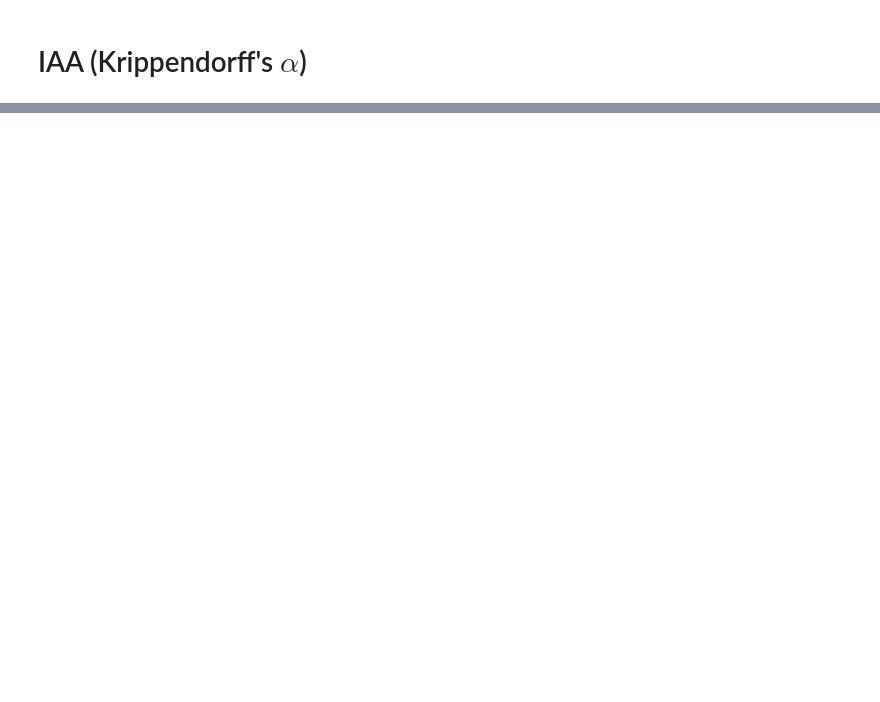
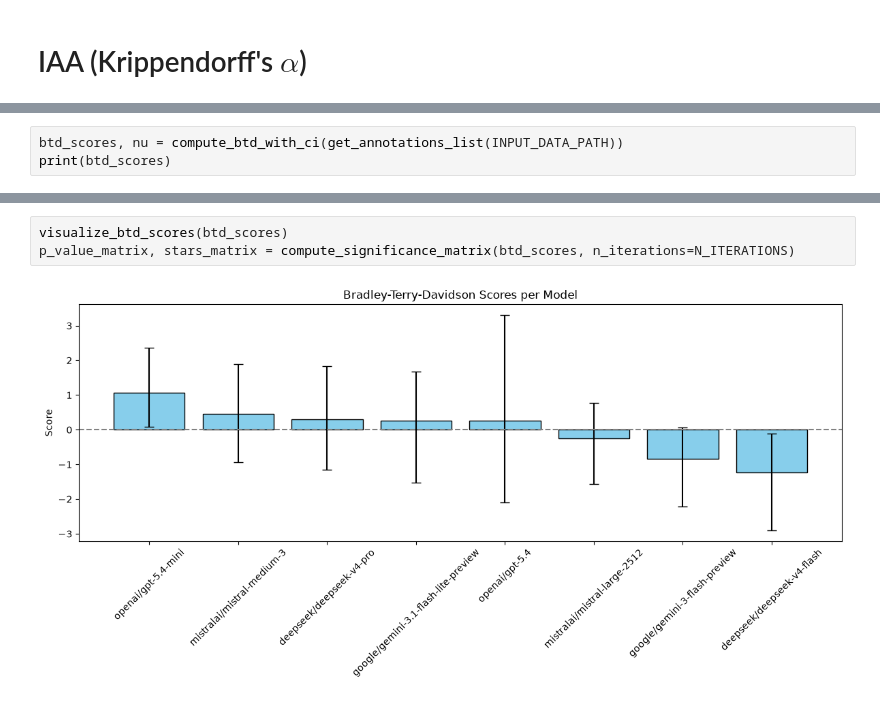
Before and after one commit to mi-1000/LitteratIA_Evaluation, a Jupyter notebook: scripts/compute_metrics.ipynb, the cells around one changed output, grey strips where cells are left out. Saved outputs shown, nothing was run; the diff lists cells and outputs as text; blank space fills up the shorter version.

```diff
--- a/scripts/compute_metrics.ipynb
+++ b/scripts/compute_metrics.ipynb
@@ -101,0 +734,3 @@ Computing Krippendorff's $\alpha$ on finer-grained categories may yield more pre
+# %%
+btd_scores, nu = compute_btd_with_ci(get_annotations_list(INPUT_DATA_PATH))
+print(btd_scores)
@@ -101,0 +877,5 @@ Computing Krippendorff's $\alpha$ on finer-grained categories may yield more pre
+# %%
+visualize_btd_scores(btd_scores)
+p_value_matrix, stars_matrix = compute_significance_matrix(btd_scores, n_iterations=N_ITERATIONS)
+# %% [output]
+[figure, added]
```
Also changed, not shown: parts of 29 cells of this notebook, 6 other files.
